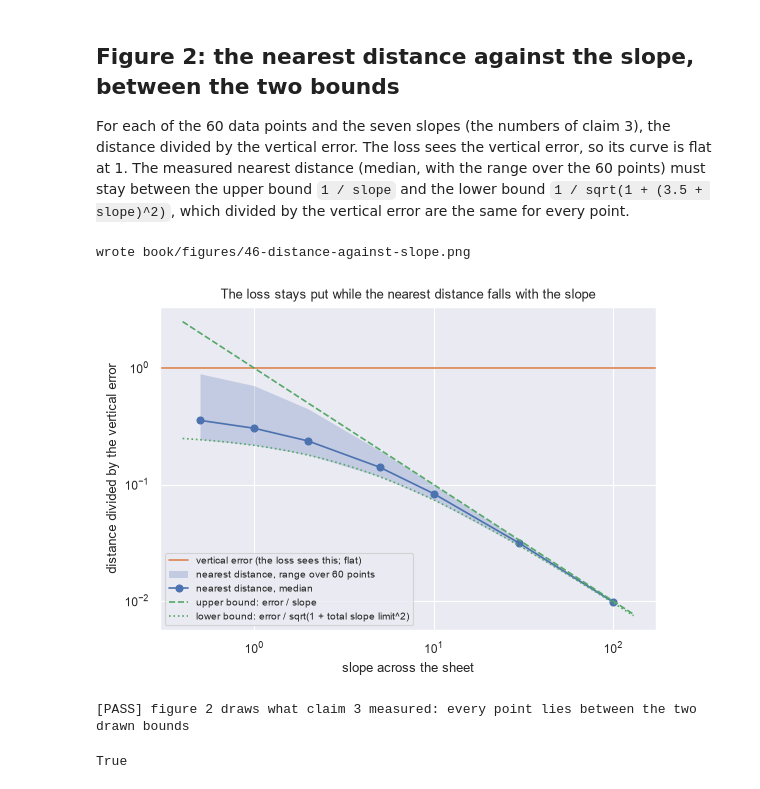
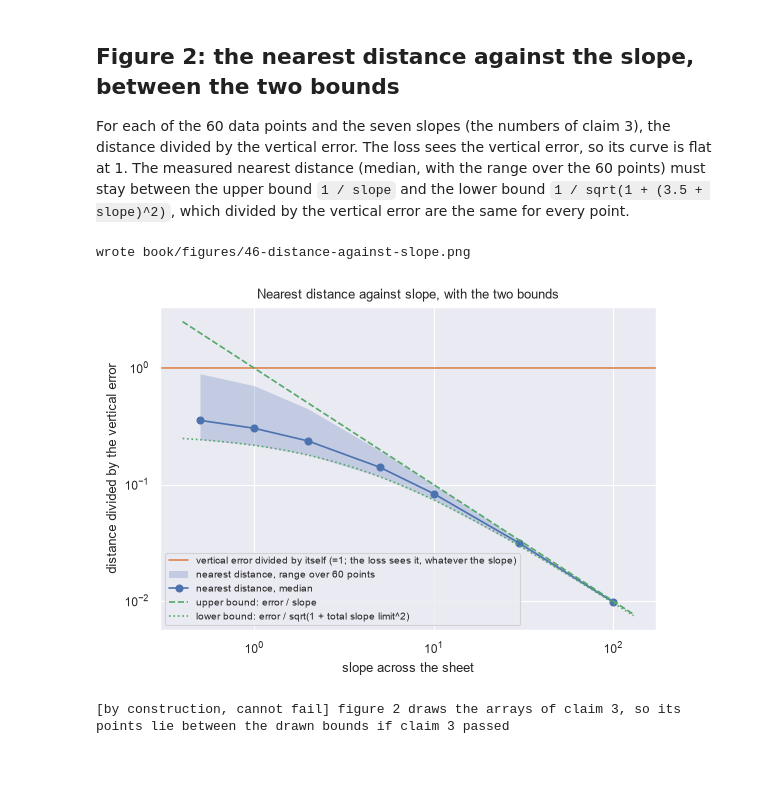
Before and after one commit to Ghost---Shadow/squiggly-line-theorem, a Jupyter notebook: experiments/part7/ch46_the_dimpled_manifold.ipynb, the cells around one changed output. Cells and saved outputs as stored; diff of their text form; code cells hidden in the pictures.

Commit message:
Chapter 46 notebook: audit against the new rules
Co-Authored-By: Claude Fable 5.2 <noreply@anthropic.com>

```diff
--- a/experiments/part7/ch46_the_dimpled_manifold.ipynb
+++ b/experiments/part7/ch46_the_dimpled_manifold.ipynb
@@ -21,6 +21,11 @@ use_style()
 SEED = 46
 PROFILE_SLOPE_LIMIT = 3.0 + 0.5          # sum of frequency * amplitude of the profile
 GRID_COUNT = 200_000
+
+
+def note_by_construction(label, detail=""):
+    """Print a statement the code forces to be true. It is not a check and is not evidence."""
+    print(f"[by construction, cannot fail] {label}" + (f"  ({detail})" if detail else ""))
 
 
 def evaluate_profile(position):
@@ -287,28 +301,25 @@ between the upper bound `1 / slope` and the lower bound `1 / sqrt(1 + (3.5 + slo
 # %%
 slope_grid = np.logspace(np.log10(0.4), np.log10(130.0), 200)
 normalised = nearest / vertical_errors
 figure, axis = plt.subplots(figsize=(6.4, 4.2))
-axis.axhline(1.0, color=VERTICAL, label="vertical error (the loss sees this; flat)")
+axis.axhline(1.0, color=VERTICAL, label="vertical error divided by itself (=1; the loss sees it, whatever the slope)")
 axis.fill_between(SLOPES, normalised.min(axis=1), normalised.max(axis=1), color=NEAREST, alpha=0.25, linewidth=0,
                   label="nearest distance, range over 60 points")
 axis.plot(SLOPES, np.median(normalised, axis=1), "o-", color=NEAREST, label="nearest distance, median")
 axis.plot(slope_grid, 1.0 / slope_grid, "--", color=BOUND, label="upper bound: error / slope")
 axis.plot(slope_grid, 1.0 / np.sqrt(1 + (PROFILE_SLOPE_LIMIT + slope_grid) ** 2), ":", color=BOUND,
           label="lower bound: error / sqrt(1 + total slope limit^2)")
 axis.set_xscale("log")
 axis.set_yscale("log")
 axis.set_xlabel("slope across the sheet")
 axis.set_ylabel("distance divided by the vertical error")
-axis.set_title("The loss stays put while the nearest distance falls with the slope")
+axis.set_title("Nearest distance against slope, with the two bounds")
 axis.legend(loc="lower left", fontsize=7)
 save_figure(figure, "46-distance-against-slope")
 plt.show()
 slope_array = np.array(SLOPES)
-report("figure 2 draws what claim 3 measured: every point lies between the two drawn bounds",
-       bool(np.all(normalised <= (1.0 / slope_array)[:, None] * (1 + TOLERANCE))) and
-       bool(np.all(normalised >= (1.0 / np.sqrt(1 + (PROFILE_SLOPE_LIMIT + slope_array) ** 2))[:, None] * (1 - TOLERANCE))))
+note_by_construction("figure 2 draws the arrays of claim 3, so its points lie between the drawn bounds if claim 3 passed")
 # %% [output]
 wrote book/figures/46-distance-against-slope.png
-[figure, old version]
+[figure, new version]
-[PASS] figure 2 draws what claim 3 measured: every point lies between the two drawn bounds
+[by construction, cannot fail] figure 2 draws the arrays of claim 3, so its points lie between the drawn bounds if claim 3 passed
-True
```
Also changed, not shown: parts of 8 cells of this notebook, 4 other files.
